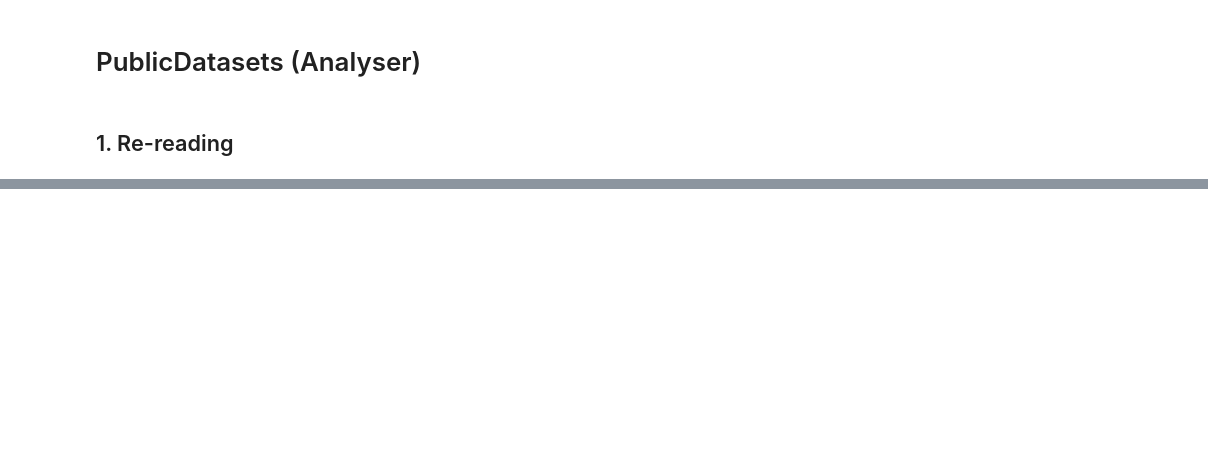
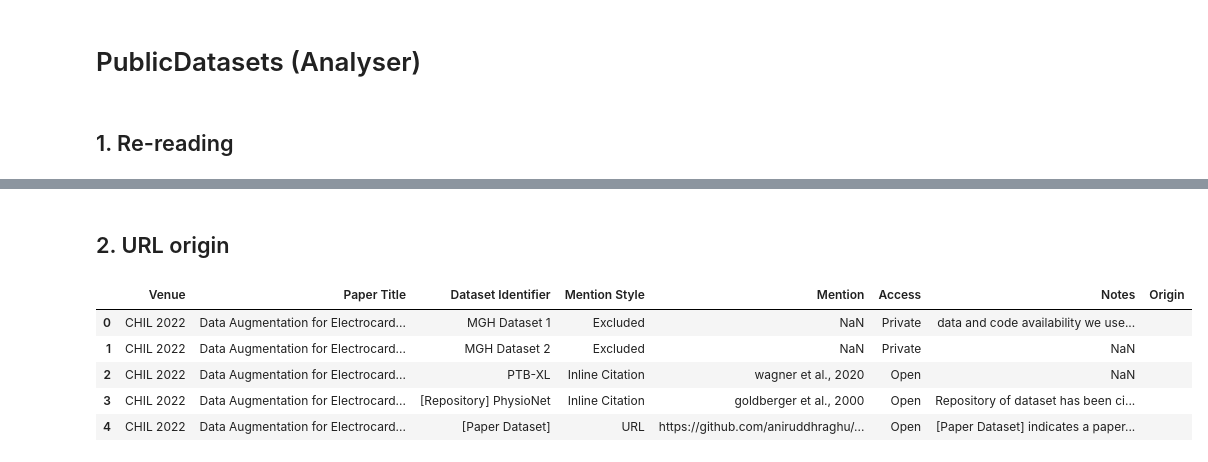
Before and after one commit to madprogramer/PublicDatasets, a Jupyter notebook: ArticleVisualizer.ipynb, the cells around one changed output, grey strips where cells are left out. Cells and saved outputs as stored; diff of their text form; code cells hidden in the pictures; blank space fills up the shorter version.

```diff
--- a/ArticleVisualizer.ipynb
+++ b/ArticleVisualizer.ipynb
@@ -28,0 +38,18 @@ mentions_table
+# %% [markdown]
+## 2. URL origin
+# %%
+origins = [ urlparse(x).netloc if (style == 'URL' or style=='Footnote') and id!='[Paper Dataset]' else "" for x, style, id in zip(mentions_table['Mention'].tolist(), mentions_table['Mention Style'].tolist(), mentions_table['Dataset Identifier'].tolist() )]
+
+
+mentions_table['Origin']=origins
+#[mentions_table['Mention Style']=='URL']
+
+# urlparse('http://www.example.test/foo/bar').netloc
+mentions_table.head()
+# %% [output]
+|  | Venue | Paper Title | Dataset Identifier | Mention Style | Mention | Access | Notes | Origin |
+| 0 | CHIL 2022 | Data Augmentation for Electrocard... | MGH Dataset 1 | Excluded | NaN | Private | data and code availability we use... |  |
+| 1 | CHIL 2022 | Data Augmentation for Electrocard... | MGH Dataset 2 | Excluded | NaN | Private | NaN |  |
+| 2 | CHIL 2022 | Data Augmentation for Electrocard... | PTB-XL | Inline Citation | wagner et al., 2020 | Open | NaN |  |
+| 3 | CHIL 2022 | Data Augmentation for Electrocard... | [Repository] PhysioNet | Inline Citation | goldberger et al., 2000 | Open | Repository of dataset has been ci... |  |
+| 4 | CHIL 2022 | Data Augmentation for Electrocard... | [Paper Dataset] | URL | https://github.com/aniruddhraghu/... | Open | [Paper Dataset] indicates a paper... |  |
```
Also changed, not shown: parts of 36 cells of this notebook, 7 other files.
